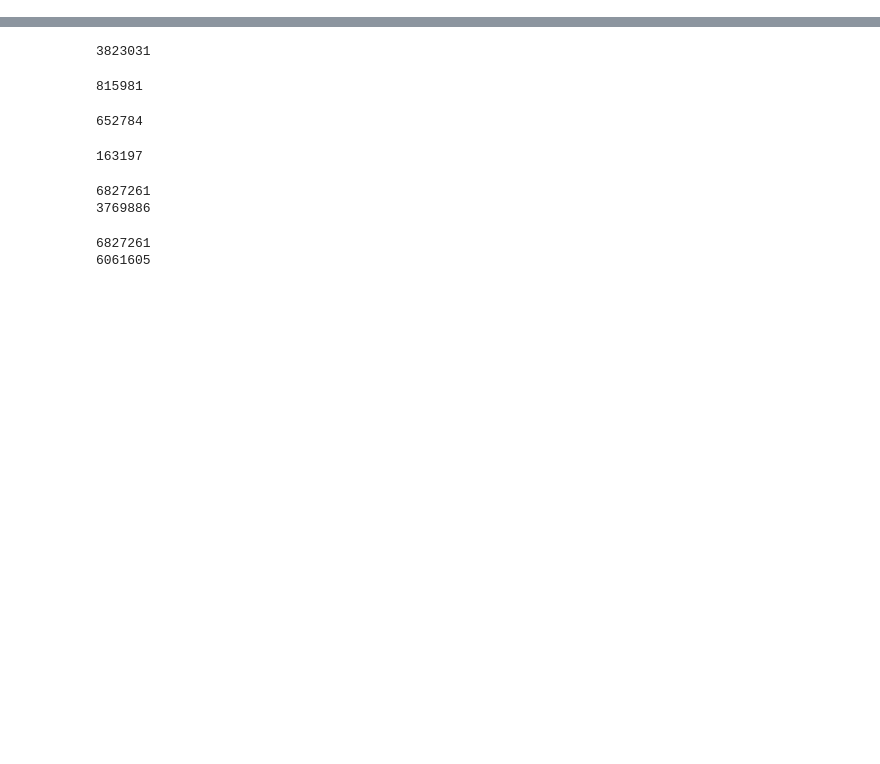
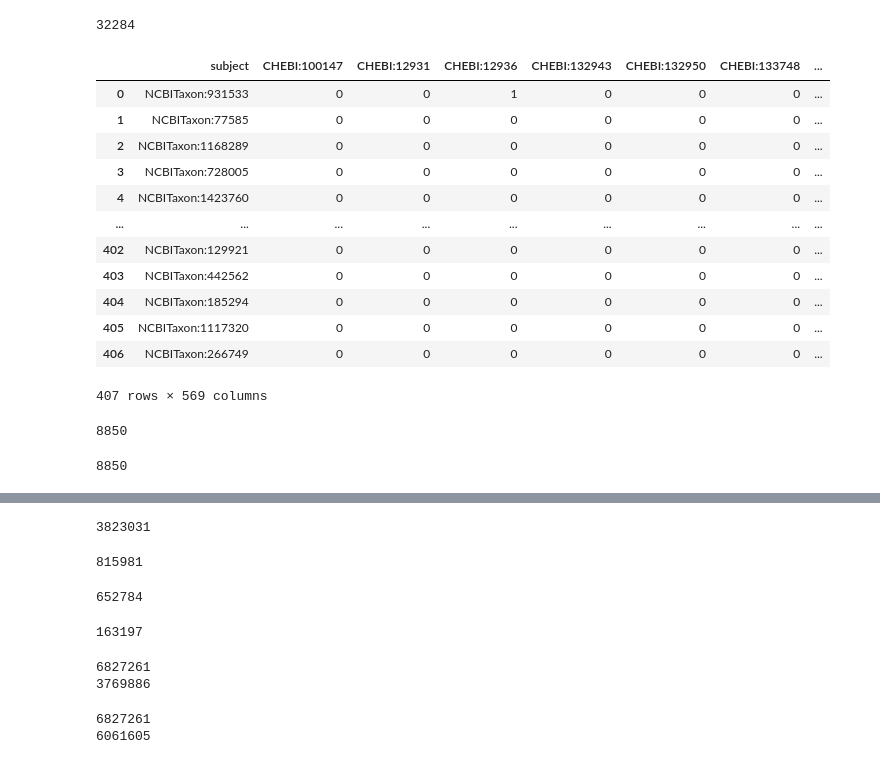
Before and after one commit to ludd00/thesis-KgM, a Jupyter notebook: trainTestSplit.ipynb, the cells around one changed output, grey strips where cells are left out. Saved outputs shown, nothing was run; the diff lists cells and outputs as text; code cells hidden in the pictures; blank space fills up the shorter version.

```diff
--- a/trainTestSplit.ipynb
+++ b/trainTestSplit.ipynb
@@ -12,0 +13,21 @@ g.parse("kg-mic.ttl")
+# %%
+print(len(g))
+# %% [output]
+32284
+# %%
+df = pd.read_csv("../../output/X_test_true.tsv", delimiter = "\t")
+df
+# %% [output]
+|  | subject | CHEBI:100147 | CHEBI:12931 | CHEBI:12936 | CHEBI:132943 | CHEBI:132950 | CHEBI:133748 | ... |
+| 0 | NCBITaxon:931533 | 0 | 0 | 1 | 0 | 0 | 0 | ... |
+| 1 | NCBITaxon:77585 | 0 | 0 | 0 | 0 | 0 | 0 | ... |
+| 2 | NCBITaxon:1168289 | 0 | 0 | 0 | 0 | 0 | 0 | ... |
+| 3 | NCBITaxon:728005 | 0 | 0 | 0 | 0 | 0 | 0 | ... |
+| 4 | NCBITaxon:1423760 | 0 | 0 | 0 | 0 | 0 | 0 | ... |
+| ... | ... | ... | ... | ... | ... | ... | ... | ... |
+| 402 | NCBITaxon:129921 | 0 | 0 | 0 | 0 | 0 | 0 | ... |
+| 403 | NCBITaxon:442562 | 0 | 0 | 0 | 0 | 0 | 0 | ... |
+| 404 | NCBITaxon:185294 | 0 | 0 | 0 | 0 | 0 | 0 | ... |
+| 405 | NCBITaxon:1117320 | 0 | 0 | 0 | 0 | 0 | 0 | ... |
+| 406 | NCBITaxon:266749 | 0 | 0 | 0 | 0 | 0 | 0 | ... |
+407 rows × 569 columns
@@ -12,0 +42,44 @@ g.parse("kg-mic.ttl")
+# %%
+len(pairs)
+# %% [output]
+8850
+# %%
+bioregistry_prefixes = {}
+f = open("../../registry.json")
+data = json.load(f)
+for entity in data.values():
+    bioregistry_prefixes[entity["prefix"]] = {"name": entity["name"], "uri_format": entity["uri_format"]}
+f.close()
+del data
+
+
+
+def extract_uri(id: str):
+    uri_parts = id.split(":", 1)
+    if len(uri_parts) == 1:
+        encoded_id = urllib.parse.quote(id, safe="")
+        return f"urn:unknown:{encoded_id}"
+    elif len(uri_parts) > 1:
+        prefix = uri_parts[0].lower()
+        def_prefix = bioregistry_prefixes.get(prefix)
+        if def_prefix is None:
+            encoded_id = urllib.parse.quote(id, safe="")
+            return f"urn:unknown:{encoded_id}"
+        else:
+            uf = def_prefix["uri_format"]  # type: str
+            if uf is None or "$1" not in uf:
+                return f"https://bioregistry.io/{prefix}:{uri_parts[1]}"
+            else:
+                return uf.replace("$1", uri_parts[1])
+    return None
+
+
+pairs_prefixed = []
+for row in pairs:
+    uri_1 = extract_uri(row[0])
+    uri_2 = extract_uri(row[1])
+    pairs_prefixed.append([uri_1, uri_2])
+
+len(pairs_prefixed)
+# %% [output]
+8850
```
Also changed, not shown: parts of 12 cells of this notebook, 9 other files.
